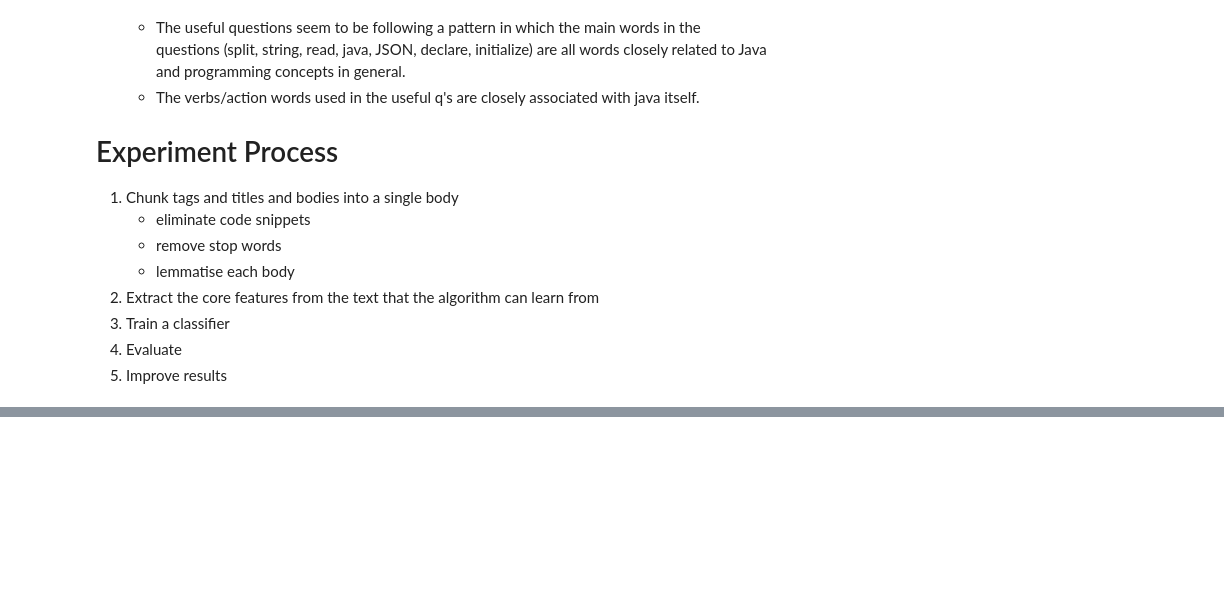
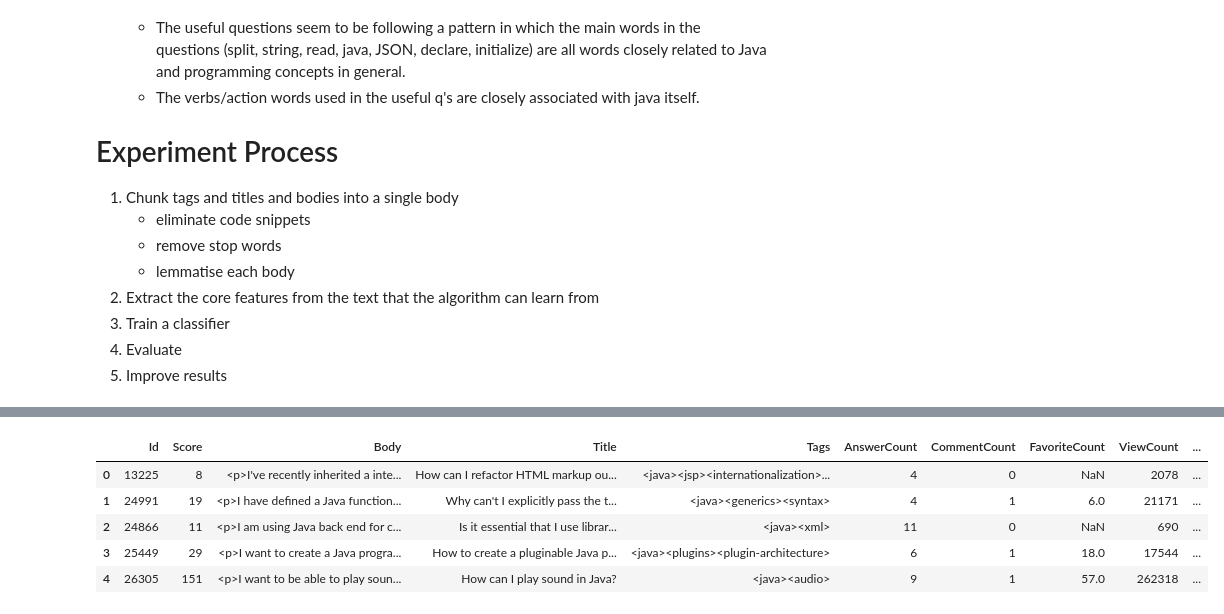
Before and after one commit to c14410312/StackoverflowPostClassification, a Jupyter notebook: PostClassificationExperimentSciKit.ipynb, the cells around one changed output, grey strips where cells are left out. Saved outputs shown, nothing was run; the diff lists cells and outputs as text; code cells hidden in the pictures; blank space fills up the shorter version.

```diff
--- a/PostClassificationExperimentSciKit.ipynb
+++ b/PostClassificationExperimentSciKit.ipynb
@@ -60,0 +72,9 @@ After extracting this data I conducted an analysis on the resulting dataset to g
+# %%
+df.head()
+# %% [output]
+|  | Id | Score | Body | Title | Tags | AnswerCount | CommentCount | FavoriteCount | ViewCount | ... |
+| 0 | 13225 | 8 | <p>I've recently inherited a inte... | How can I refactor HTML markup ou... | <java><jsp><internationalization>... | 4 | 0 | NaN | 2078 | ... |
+| 1 | 24991 | 19 | <p>I have defined a Java function... | Why can't I explicitly pass the t... | <java><generics><syntax> | 4 | 1 | 6.0 | 21171 | ... |
+| 2 | 24866 | 11 | <p>I am using Java back end for c... | Is it essential that I use librar... | <java><xml> | 11 | 0 | NaN | 690 | ... |
+| 3 | 25449 | 29 | <p>I want to create a Java progra... | How to create a pluginable Java p... | <java><plugins><plugin-architecture> | 6 | 1 | 18.0 | 17544 | ... |
+| 4 | 26305 | 151 | <p>I want to be able to play soun... | How can I play sound in Java? | <java><audio> | 9 | 1 | 57.0 | 262318 | ... |
```
Also changed, not shown: parts of 11 cells of this notebook.
